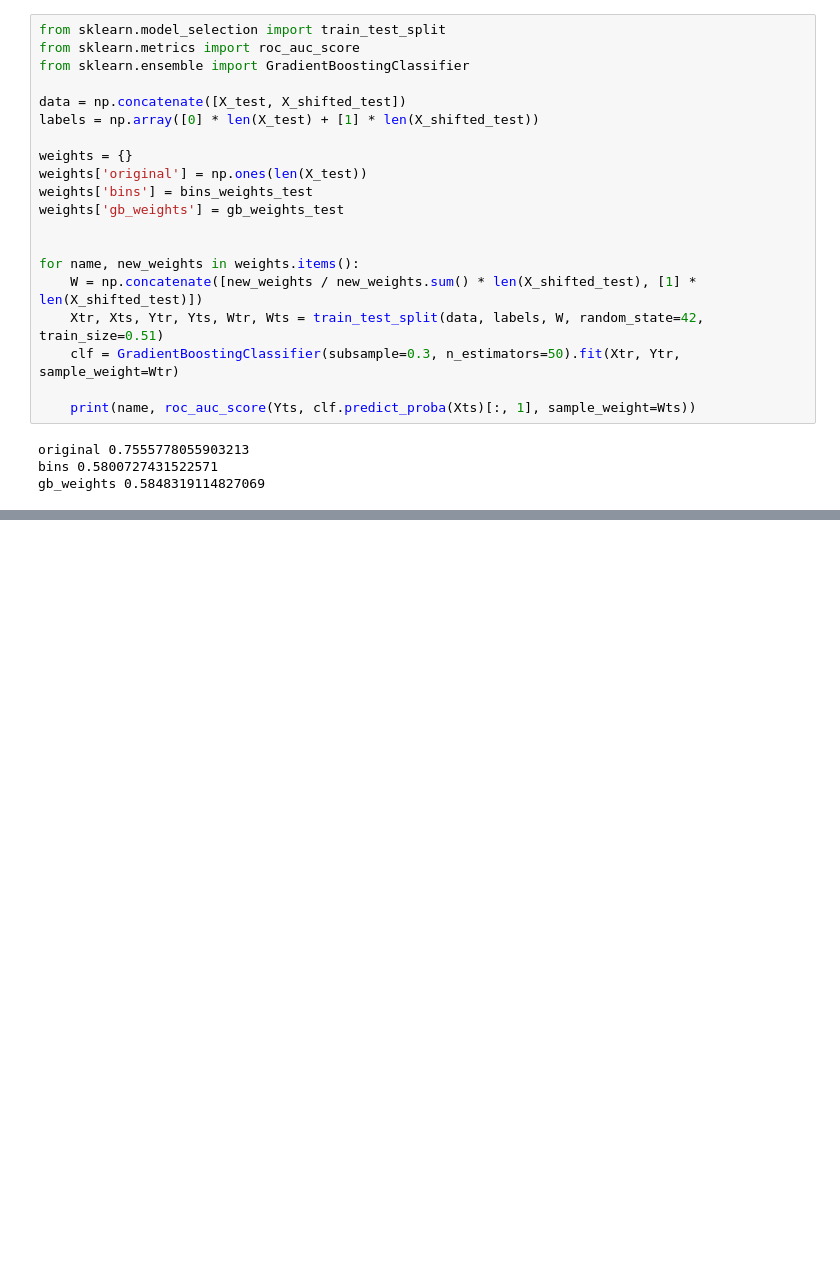
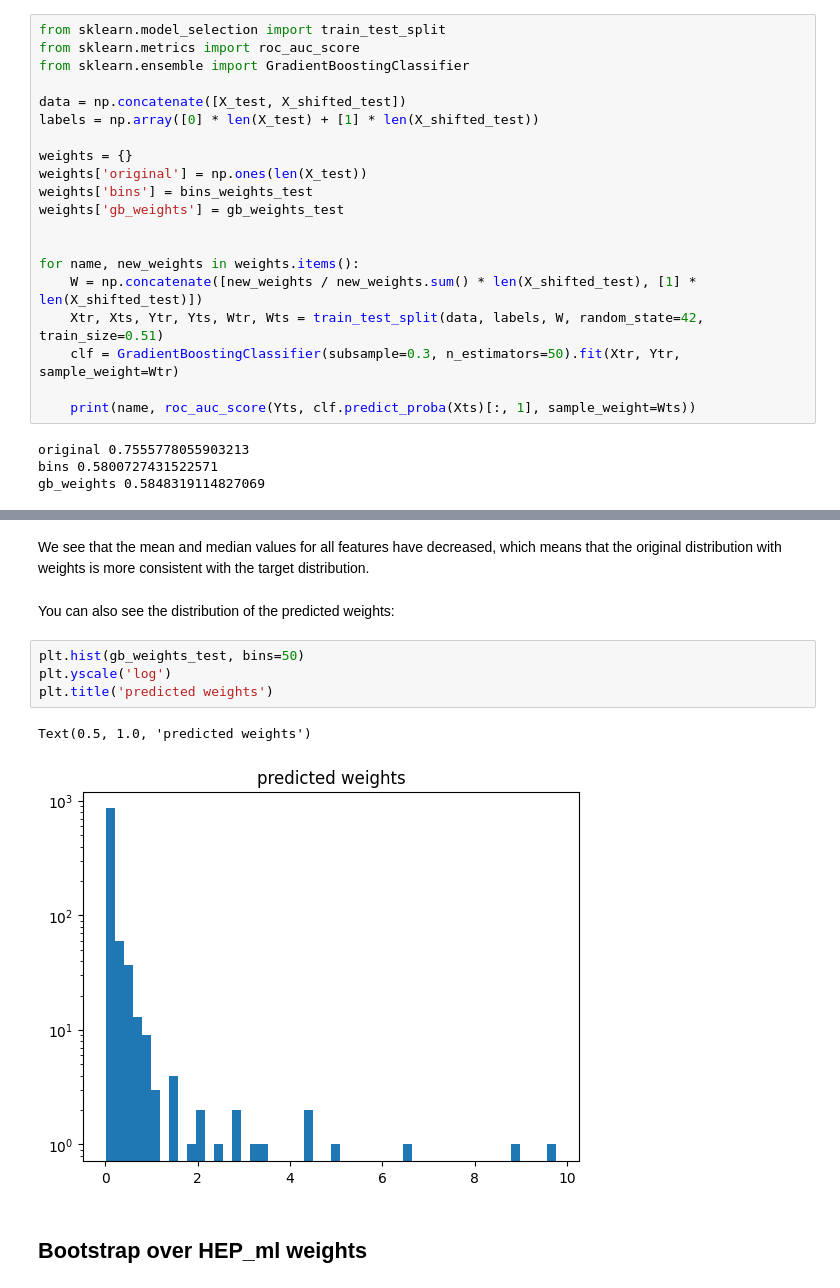
Before and after one commit to grgera/Propensity-Score-Eval, a Jupyter notebook: toy_example_2.0.ipynb, the cells around one changed output, grey strips where cells are left out. Drawn from its saved outputs; the diff is of its cells as text; blank space fills up the shorter version.

```diff
--- a/toy_example_2.0.ipynb
+++ b/toy_example_2.0.ipynb
@@ -247,0 +373,13 @@ gb_weights 0.5848319114827069
+# %% [markdown]
+We see that the mean and median values for all features have decreased, which means that the original distribution with weights is more consistent with the target distribution.
+# %% [markdown]
+You can also see the distribution of the predicted weights:
+# %%
+plt.hist(gb_weights_test, bins=50)
+plt.yscale('log')
+plt.title('predicted weights')
+# %% [output]
+Text(0.5, 1.0, 'predicted weights')
+[figure, added]
+# %% [markdown]
+## Bootstrap over HEP_ml weights
```
Also changed, not shown: parts of 24 cells of this notebook, 1 other file.
